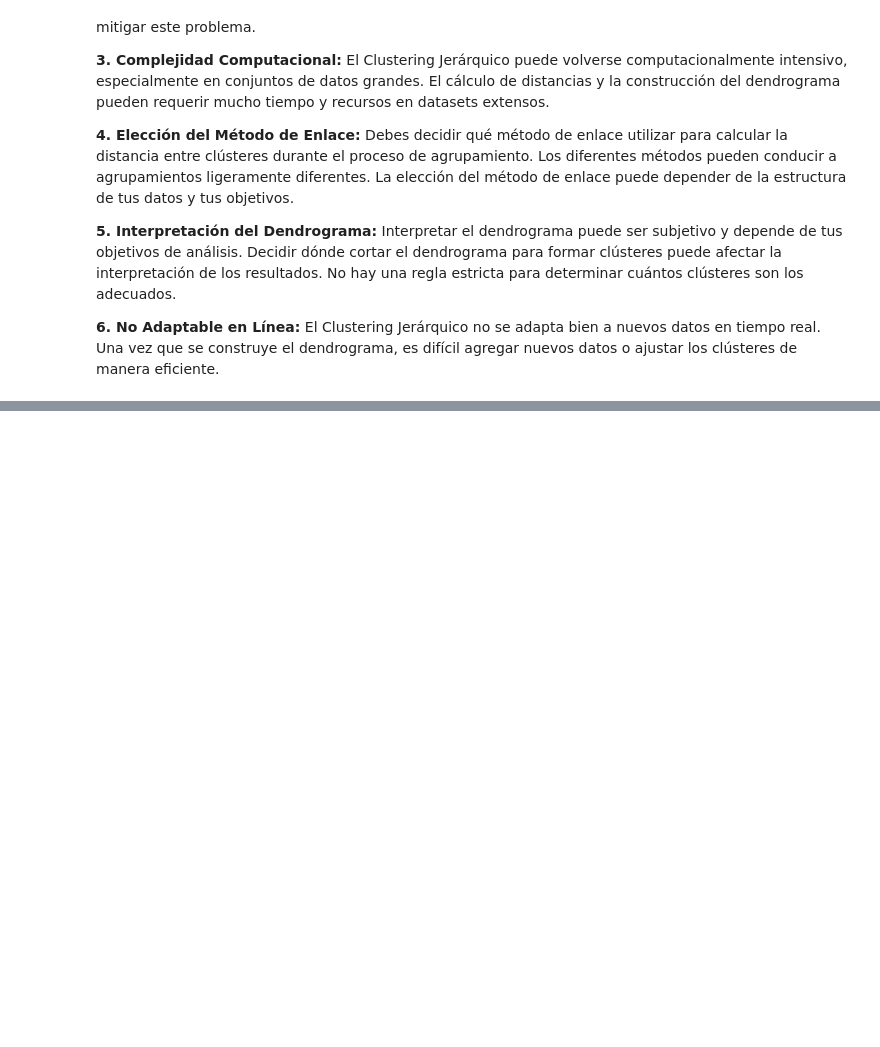
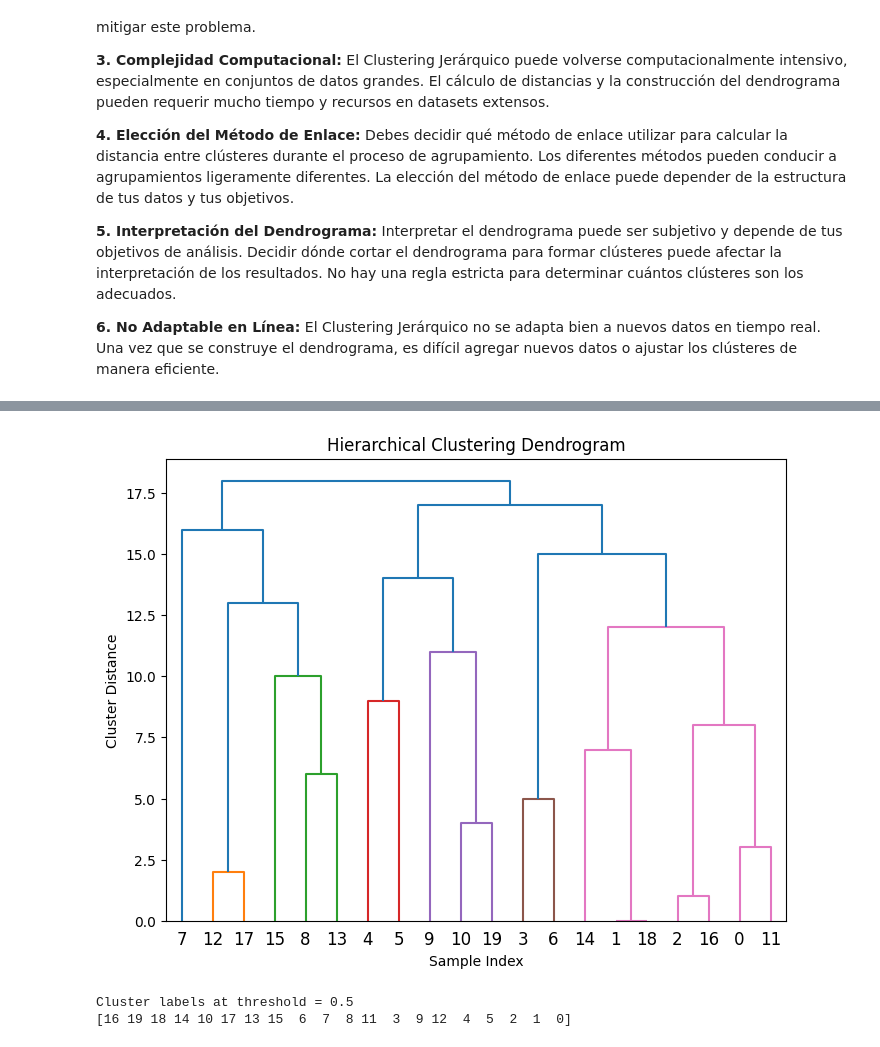
Before and after one commit to javi00/investigacion-ml, a Jupyter notebook: 2_Hierarchical.ipynb, the cells around one changed output, grey strips where cells are left out. Saved outputs shown, nothing was run; the diff lists cells and outputs as text; code cells hidden in the pictures; blank space fills up the shorter version.

```diff
--- a/2_Hierarchical.ipynb
+++ b/2_Hierarchical.ipynb
@@ -219,14 +76,0 @@ normalized_data = scaler.fit_transform(raw_df[selected_columns])
-# %%
-from scipy.cluster.hierarchy import linkage, dendrogram
-import matplotlib.pyplot as plt
-
-# Calcular la matriz de enlace
-linkage_matrix = linkage(normalized_data, method='ward')
-
-# Mostrar el dendrograma
-plt.figure(figsize=(10, 6))
-dendrogram(linkage_matrix)
-plt.title('Dendrograma Jerárquico')
-plt.xlabel('Índice de Muestra')
-plt.ylabel('Distancia')
-plt.show()
@@ -272,0 +77,42 @@ Cluster
+# %%
+import numpy as np
+import matplotlib.pyplot as plt
+from sklearn.cluster import AgglomerativeClustering
+from scipy.cluster.hierarchy import dendrogram
+
+# Generate some sample data
+np.random.seed(0)
+n_samples = 20
+X = np.random.rand(n_samples, 2)
+
+# Perform hierarchical clustering
+agg_clustering = AgglomerativeClustering(n_clusters=None, distance_threshold=0).fit(X)
+
+# Plot dendrogram
+def plot_dendrogram(model, **kwargs):
+    # Create linkage matrix
+    children = model.children_
+    distances = np.arange(children.shape[0])
+    no_of_observations = np.arange(2, children.shape[0] + 2)
+    linkage_matrix = np.column_stack([children, distances, no_of_observations]).astype(float)
+
+    # Plot dendrogram
+    dendrogram(linkage_matrix, **kwargs)
+
+plt.figure(figsize=(8, 6))
+plt.title('Hierarchical Clustering Dendrogram')
+plot_dendrogram(agg_clustering)
+plt.xlabel('Sample Index')
+plt.ylabel('Cluster Distance')
+plt.show()
+
+# You can also retrieve the cluster assignments at a certain distance threshold
+distance_threshold = 0.5
+cluster_labels = agg_clustering.labels_
+
+print("Cluster labels at threshold =", distance_threshold)
+print(cluster_labels)
+# %% [output]
+[figure, added]
+Cluster labels at threshold = 0.5
+[16 19 18 14 10 17 13 15  6  7  8 11  3  9 12  4  5  2  1  0]
```
Also changed, not shown: parts of 28 cells of this notebook, 12 other files.
